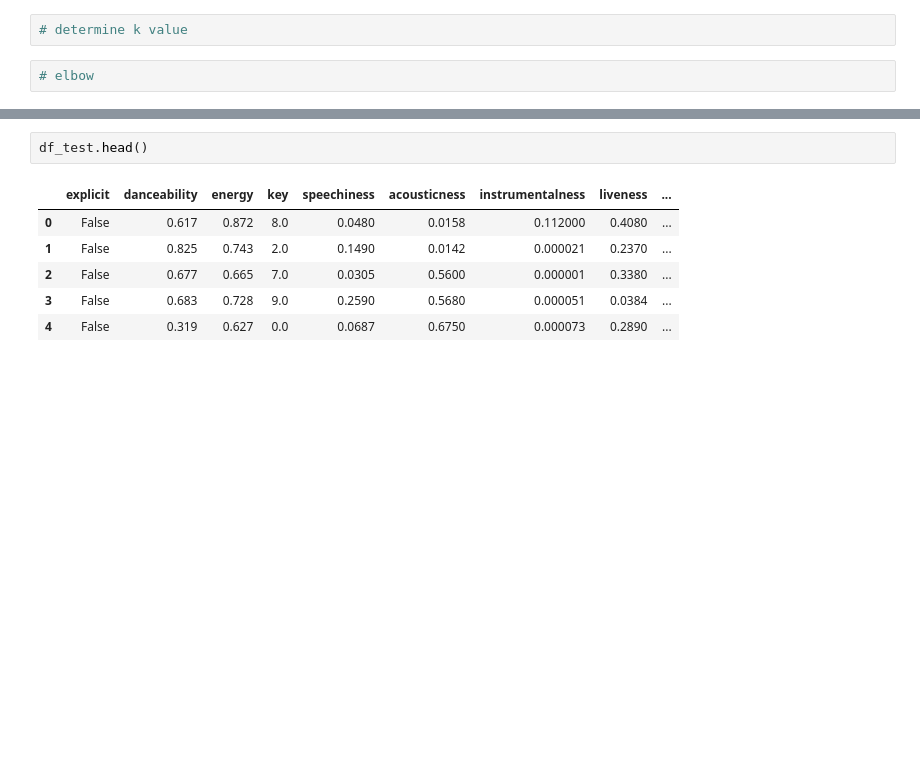
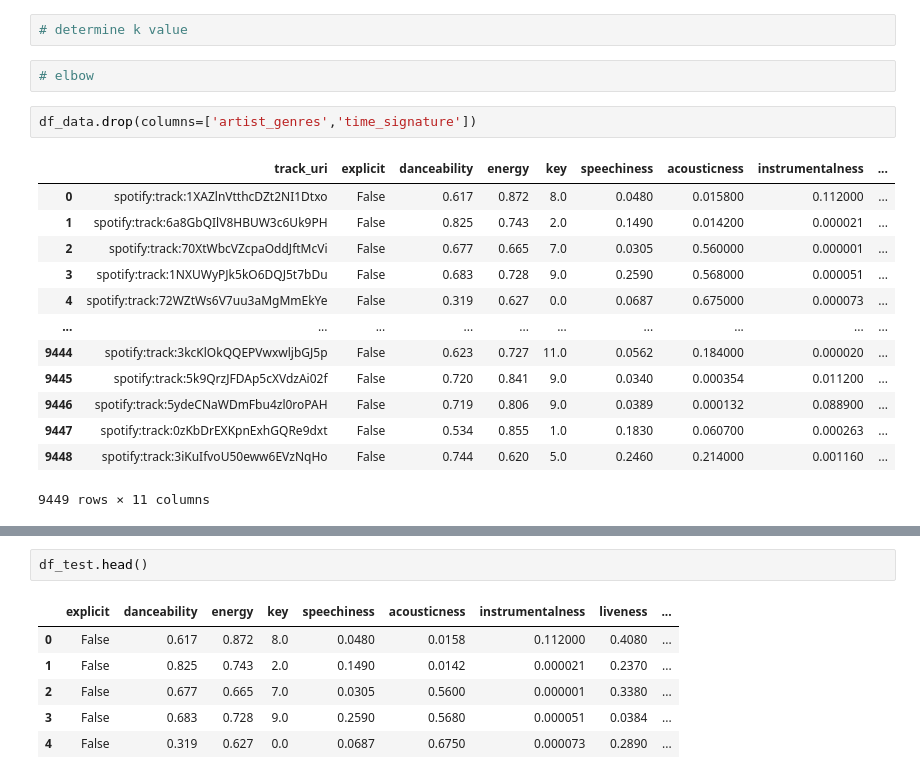
Before and after one commit to dennybett/Song-Recommendation-System, a Jupyter notebook: main.ipynb, the cells around one changed output, grey strips where cells are left out. Cells and saved outputs as stored; diff of their text form; blank space fills up the shorter version.

```diff
--- a/main.ipynb
+++ b/main.ipynb
@@ -342,3 +330,19 @@ pca_test_df = pd.DataFrame()
 # determine k value
 # %%
 # elbow
+# %%
+df_data.drop(columns=['artist_genres','time_signature'])
+# %% [output]
+|  | track_uri | explicit | danceability | energy | key | speechiness | acousticness | instrumentalness | ... |
+| 0 | spotify:track:1XAZlnVtthcDZt2NI1Dtxo | False | 0.617 | 0.872 | 8.0 | 0.0480 | 0.015800 | 0.112000 | ... |
+| 1 | spotify:track:6a8GbQIlV8HBUW3c6Uk9PH | False | 0.825 | 0.743 | 2.0 | 0.1490 | 0.014200 | 0.000021 | ... |
+| 2 | spotify:track:70XtWbcVZcpaOddJftMcVi | False | 0.677 | 0.665 | 7.0 | 0.0305 | 0.560000 | 0.000001 | ... |
+| 3 | spotify:track:1NXUWyPJk5kO6DQJ5t7bDu | False | 0.683 | 0.728 | 9.0 | 0.2590 | 0.568000 | 0.000051 | ... |
+| 4 | spotify:track:72WZtWs6V7uu3aMgMmEkYe | False | 0.319 | 0.627 | 0.0 | 0.0687 | 0.675000 | 0.000073 | ... |
+| ... | ... | ... | ... | ... | ... | ... | ... | ... | ... |
+| 9444 | spotify:track:3kcKlOkQQEPVwxwljbGJ5p | False | 0.623 | 0.727 | 11.0 | 0.0562 | 0.184000 | 0.000020 | ... |
+| 9445 | spotify:track:5k9QrzJFDAp5cXVdzAi02f | False | 0.720 | 0.841 | 9.0 | 0.0340 | 0.000354 | 0.011200 | ... |
+| 9446 | spotify:track:5ydeCNaWDmFbu4zl0roPAH | False | 0.719 | 0.806 | 9.0 | 0.0389 | 0.000132 | 0.088900 | ... |
+| 9447 | spotify:track:0zKbDrEXKpnExhGQRe9dxt | False | 0.534 | 0.855 | 1.0 | 0.1830 | 0.060700 | 0.000263 | ... |
+| 9448 | spotify:track:3iKuIfvoU50eww6EVzNqHo | False | 0.744 | 0.620 | 5.0 | 0.2460 | 0.214000 | 0.001160 | ... |
+9449 rows × 11 columns
```
Also changed, not shown: parts of 12 cells of this notebook, 1 other file.
